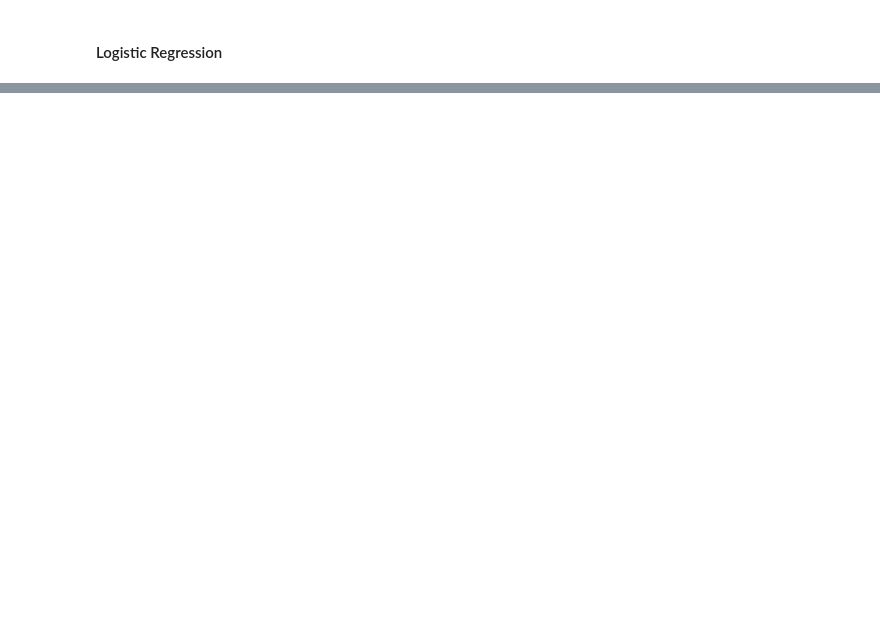
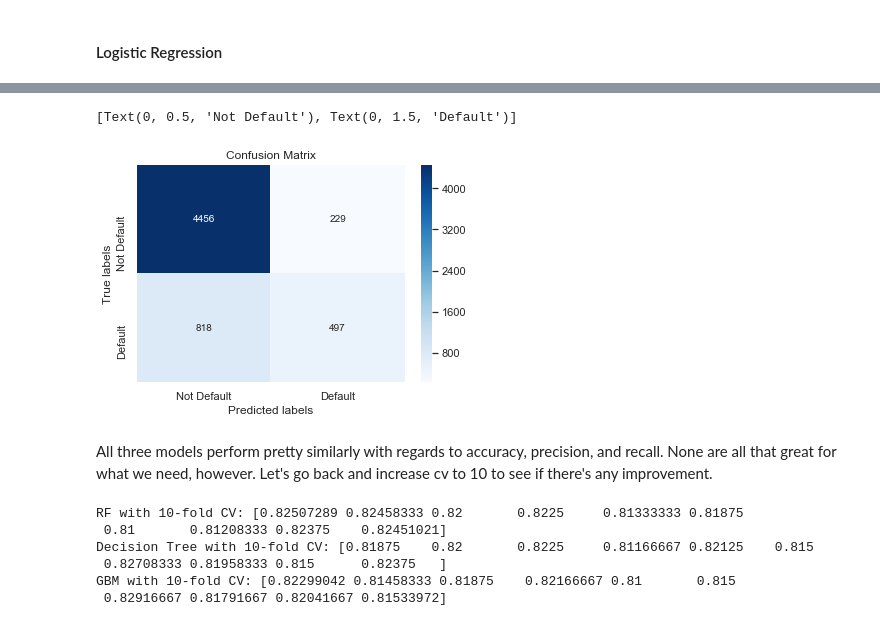
Before and after one commit to megball/Credit-default-analysis, a Jupyter notebook: Credit default analysis.ipynb, the cells around one changed output, grey strips where cells are left out. Cells and saved outputs as stored; diff of their text form; code cells hidden in the pictures; blank space fills up the shorter version.

```diff
--- a/Credit default analysis.ipynb
+++ b/Credit default analysis.ipynb
@@ -1740,16 +1673,18 @@ F1 Score: 0.46726499234340996
 tree_v0 = DecisionTreeClassifier(class_weight=None, criterion='gini', max_depth=6,
                        max_features=None, max_leaf_nodes=100,
                        min_impurity_decrease=0.0, min_impurity_split=None,
-                       min_samples_leaf=1, min_samples_split=5,
+                       min_samples_leaf=1, min_samples_split=2,
                        min_weight_fraction_leaf=0.0, presort=False,
                        random_state=None, splitter='best')
 
 tree_v0.fit(X_train_v0,y_train_v0)
 y_pred_v0 = tree_v0.predict(X_test_v0)
 
+
 print("Accuracy:",metrics.accuracy_score(y_test_v0, y_pred_v0))
 print("Kappa:",metrics.cohen_kappa_score(y_test_v0,y_pred_v0))
-print("F1 Score:",metrics.f1_score(y_test_v0,y_pred_v0))
+print("Precision:",metrics.precision_score(y_test_v0,y_pred_v0))
+print("Recall:",metrics.recall_score(y_test_v0,y_pred_v0))
 # %% [output]
 Accuracy: 0.815
 Kappa: 0.3771253493148379
@@ -1887,10 +1862,10 @@ Kappa: 0.02285737306851343
 #### Logistic Regression
 # %%
 #original data set
-log = LogisticRegression()
+log = LogisticRegression(solver='liblinear')
 log.fit(X_train_v0,y_train_v0)
 y_pred_v0 = log.predict(X_test_v0)
 
 print("Accuracy:",metrics.accuracy_score(y_test_v0, y_pred_v0))
-print("Kappa:", metrics.cohen_kappa_score(y_test_v0,y_pred_v0))
+print("Recall:", metrics.recall_score(y_test_v0,y_pred_v0))
 # %% [output]
@@ -1932,0 +1914,19 @@ Kappa: -0.00033319368782258607
+# %%
+GBM_v0 = GradientBoostingClassifier(criterion='friedman_mse', init=None,
+                           learning_rate=0.1, loss='deviance', max_depth=3,
+                           max_features=None, max_leaf_nodes=None,
+                           min_impurity_decrease=0.0, min_impurity_split=None,
+                           min_samples_leaf=1, min_samples_split=2,
+                           min_weight_fraction_leaf=0.0, n_estimators=300,
+                           n_iter_no_change=None, presort='auto',
+                           random_state=None, subsample=1.0, tol=0.0001,
+                           validation_fraction=0.1, verbose=0,
+                           warm_start=False)
+GBM_v0.fit(X_train_v0,y_train_v0)
+y_pred_GBMv0 = GBM_v0.predict(X_test_v0)
+
+
+print("Accuracy:",metrics.accuracy_score(y_test_v0, y_pred_v0))
+print("Kappa:",metrics.cohen_kappa_score(y_test_v0,y_pred_v0))
+print("Precision:",metrics.precision_score(y_test_v0,y_pred_v0))
+print("Recall:",metrics.recall_score(y_test_v0,y_pred_v0))
@@ -1932,0 +2139,26 @@ Kappa: -0.00033319368782258607
+# %%
+ax = plt.subplot()
+sns.heatmap(GBM_cm, annot=True, ax = ax, fmt='g', cmap='Blues') #annot=True to annotate cells, fmt='g' to remove sci notation
+
+# labels, title and ticks
+ax.set_xlabel('Predicted labels')
+ax.set_ylabel('True labels')
+ax.set_title('Confusion Matrix')
+ax.xaxis.set_ticklabels(['Not Default', 'Default'])
+ax.yaxis.set_ticklabels(['Not Default', 'Default'])
+# %% [output]
+[Text(0, 0.5, 'Not Default'), Text(0, 1.5, 'Default')]
+[figure, added]
+# %% [markdown]
+All three models perform pretty similarly with regards to accuracy, precision, and recall. None are all that great for what we need, however. Let's go back and increase cv to 10 to see if there's any improvement.
+# %%
+print("RF with 10-fold CV:",cross_val_score(rf_CORR_2,X_train_CORR,y_train_CORR, cv=10))
+print("Decision Tree with 10-fold CV:",cross_val_score(tree_v1,X_train_v1,y_train_v1, cv=10))
+print("GBM with 10-fold CV:",cross_val_score(GBM_v0,X_train_v0,y_train_v0, cv=10))
+# %% [output]
+RF with 10-fold CV: [0.82507289 0.82458333 0.82       0.8225     0.81333333 0.81875
+ 0.81       0.81208333 0.82375    0.82451021]
+Decision Tree with 10-fold CV: [0.81875    0.82       0.8225     0.81166667 0.82125    0.815
+ 0.82708333 0.81958333 0.815      0.82375   ]
+GBM with 10-fold CV: [0.82299042 0.81458333 0.81875    0.82166667 0.81       0.815
+ 0.82916667 0.81791667 0.82041667 0.81533972]
```
Also changed, not shown: parts of 75 cells of this notebook.
